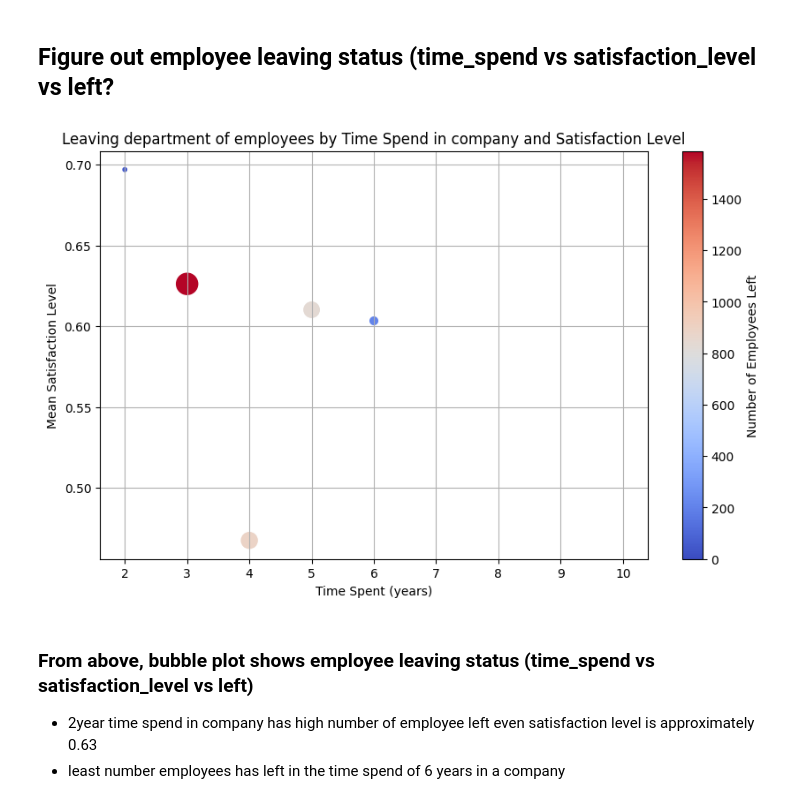
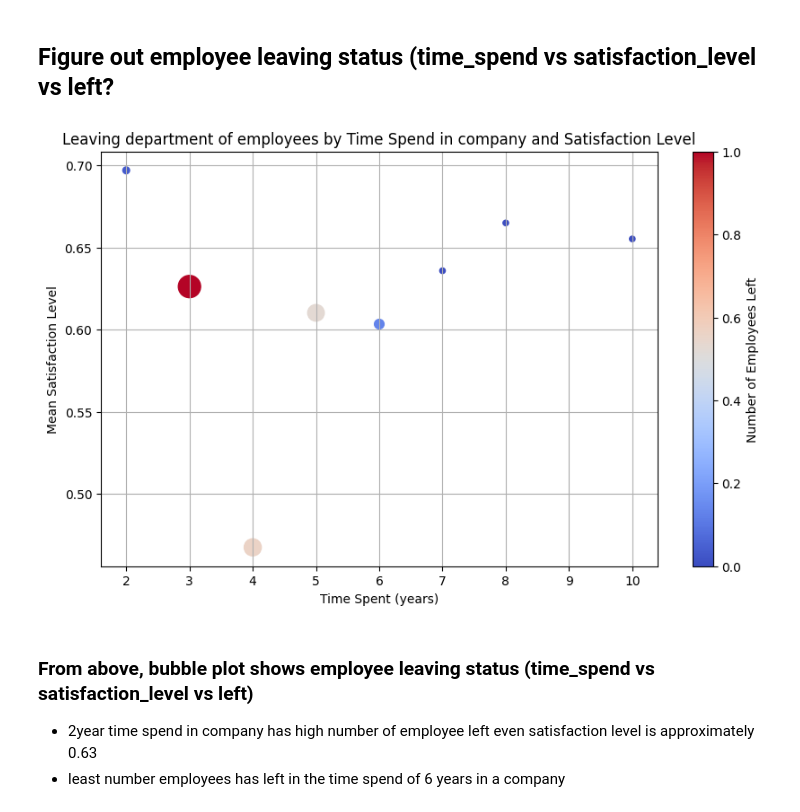
Before and after one commit to Naresh-Dhimal/Datascience-and-ML-using-python, a Jupyter notebook: week6/Day1/matplotlib/matplolib_day1.ipynb, the cells around one changed output. Drawn from its saved outputs; the diff is of its cells as text; code cells hidden in the pictures.

```diff
--- a/week6/Day1/matplotlib/matplolib_day1.ipynb
+++ b/week6/Day1/matplotlib/matplolib_day1.ipynb
@@ -290,31 +290,31 @@ plt.show()
 # %% [markdown]
 ## Figure out employee leaving status (time_spend vs satisfaction_level vs left?
 # %%
-###### stats_time = df.groupby(["time_spend_company"]).agg({"satisfaction_level": "mean", "left": "sum"}).reset_index()
-stats_time
-x_data = stats_time["time_spend_company"]
-y_data= stats_time["satisfaction_level"]
-z_data = stats_time["left"]
+time_spend = df.groupby(["time_spend_company"]).agg({"satisfaction_level": "mean", "left": "sum"}).reset_index()
+
+x_data = time_spend["time_spend_company"]
+y_data= time_spend["satisfaction_level"]
+z_data = time_spend["left"]
 z_weights = (z_data + z_data.min()) / (z_data.max() - z_data.min())
-z_weights
+
 
 
 # Plot figure size
 plt.figure(figsize=(10, 6))
 
 # Plot bubble plot
-plt.scatter(x_data, y_data, s=z_weights * 300, c=z_data, cmap='coolwarm')
+plt.scatter(x_data, y_data, s=z_weights * 300 + 20, c=z_weights, cmap='coolwarm')
 
 # Set labels and title
 plt.xlabel('Time Spent (years)')
 plt.ylabel('Mean Satisfaction Level')
 plt.title('Leaving department of employees by Time Spend in company and Satisfaction Level')
 plt.colorbar(label='Number of Employees Left')
 
 plt.grid()
 plt.show()
 # %% [output]
-[figure, old version]
+[figure, new version]
 # %% [markdown]
 ### From above, bubble plot shows employee leaving status (time_spend vs satisfaction_level vs left)
 * 2year time spend in company has high number of employee left even satisfaction level is approximately 0.63
```
Also changed, not shown: 30 other files.
